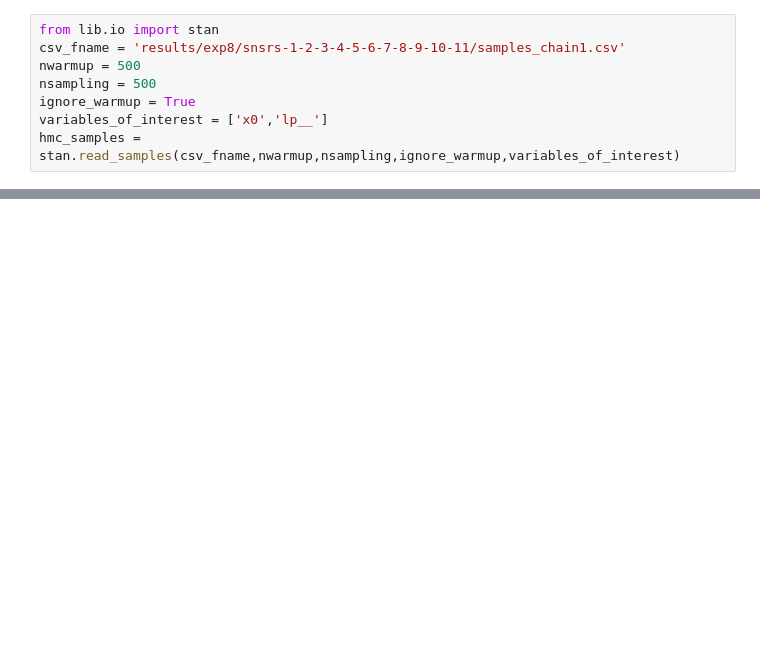
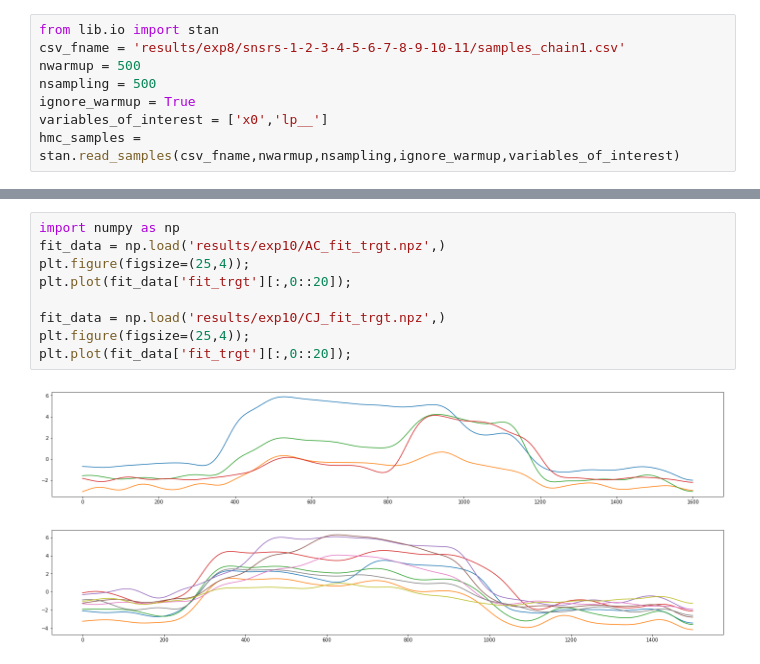
Before and after one commit to dhrunia/infr_szr_prpgtn, a Jupyter notebook: test.ipynb, the cells around one changed output, grey strips where cells are left out. Cells and saved outputs as stored; diff of their text form; blank space fills up the shorter version.

```diff
--- a/test.ipynb
+++ b/test.ipynb
@@ -220,0 +208,12 @@ plt.plot(hmc_samples['lp__'])
+# %%
+import numpy as np
+fit_data = np.load('results/exp10/AC_fit_trgt.npz',)
+plt.figure(figsize=(25,4));
+plt.plot(fit_data['fit_trgt'][:,0::20]);
+
+fit_data = np.load('results/exp10/CJ_fit_trgt.npz',)
+plt.figure(figsize=(25,4));
+plt.plot(fit_data['fit_trgt'][:,0::20]);
+# %% [output]
+[figure, added]
+[figure, added]
```
Also changed, not shown: parts of 4 cells of this notebook, 7 other files.
